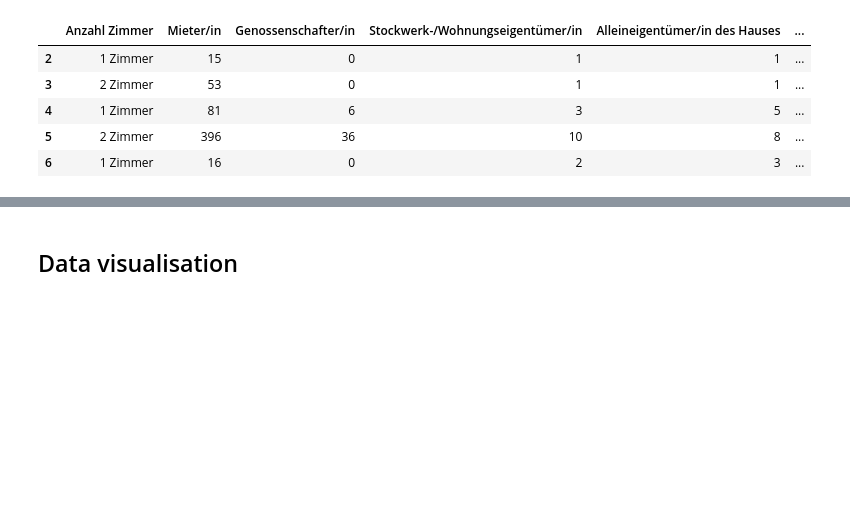
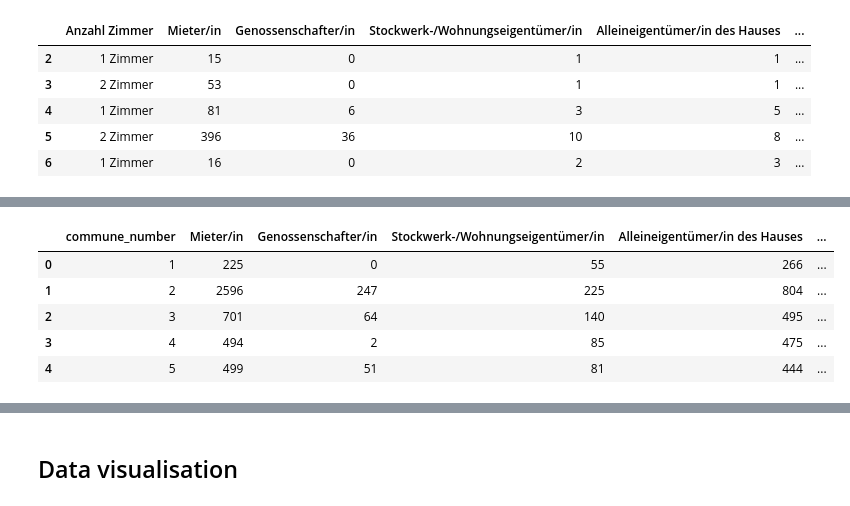
Before and after one commit to marierobillon/DS_causal_inf_for_sustainability_teamwork, a Jupyter notebook: main.ipynb, the cells around one changed output, grey strips where cells are left out. Drawn from its saved outputs; the diff is of its cells as text; code cells hidden in the pictures; blank space fills up the shorter version.

```diff
--- a/main.ipynb
+++ b/main.ipynb
@@ -200,0 +201,18 @@ Z = dwell.set_index("commune_id")["Z"]
+# %%
+#  Compute Owner‑occupied count and share (Z variable)
+# ------------------------------------------------------------------
+dwell_agg["owner_occupied_count"] = (
+    dwell_agg["Alleineigentümer/in des Hauses"] + dwell_agg["Miteigentümer/in des Hauses"]
+)
+dwell_agg["owner_occupied_share"] = (
+    dwell_agg["owner_occupied_count"] / dwell_agg["total_dwellings_2000"]
+)
+
+dwell_agg.head()
+# %% [output]
+|  | commune_number | Mieter/in | Genossenschafter/in | Stockwerk-/Wohnungseigentümer/in | Alleineigentümer/in des Hauses | ... |
+| 0 | 1 | 225 | 0 | 55 | 266 | ... |
+| 1 | 2 | 2596 | 247 | 225 | 804 | ... |
+| 2 | 3 | 701 | 64 | 140 | 495 | ... |
+| 3 | 4 | 494 | 2 | 85 | 475 | ... |
+| 4 | 5 | 499 | 51 | 81 | 444 | ... |
```
Also changed, not shown: parts of 18 cells of this notebook.
